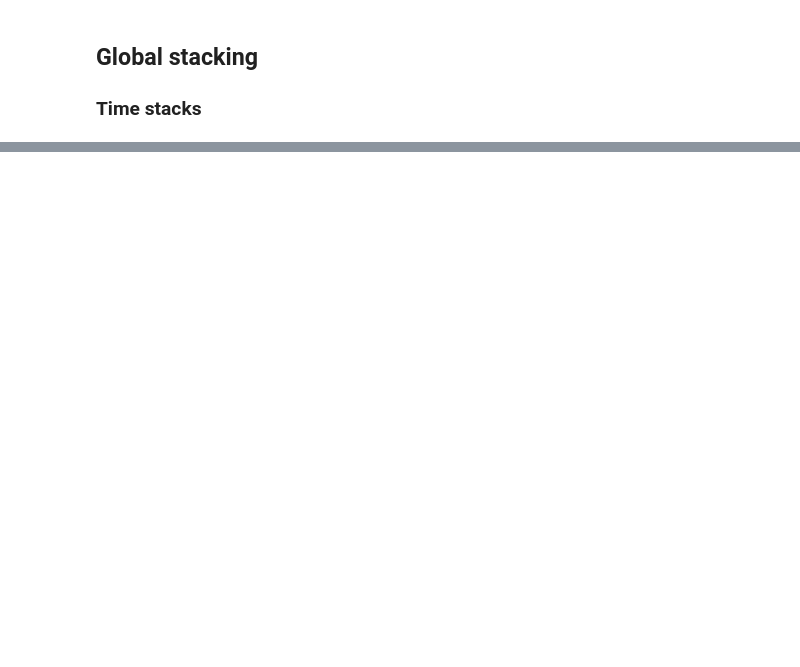
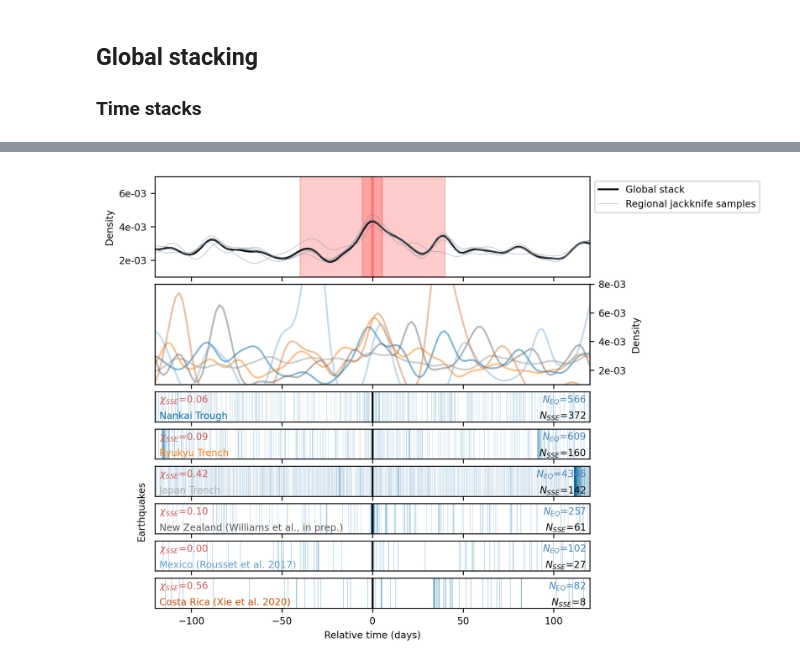
Before and after one commit to keliankaz/global_SSE, a Jupyter notebook: notebooks/global_source_properties.ipynb, the cells around one changed output, grey strips where cells are left out. Drawn from its saved outputs; the diff is of its cells as text; code cells hidden in the pictures; blank space fills up the shorter version.

```diff
--- a/notebooks/global_source_properties.ipynb
+++ b/notebooks/global_source_properties.ipynb
@@ -294,0 +399,11 @@ Text(0, 0.5, 'Earthquakes')
+# %%
+regional_jackknife = []
+bw = 0.05
+number_of_times = 1000
+time_array = np.linspace(-time_window/2, time_window/2, number_of_times)
+for i in range(len(slowslip)):
+    i_slowslip = [sse for n,sse in enumerate(slowslip) if n != i] # all but the ith slow slip event
+    dt, dx, w = center_sequences(sum(i_slowslip[1:],i_slowslip[0]),time_window=time_window)
+    regional_jackknife.append(
+        gaussian_kde(dt, bw_method=bw, weights=w)(time_array)
+    )
@@ -294,0 +424,84 @@ Text(0, 0.5, 'Earthquakes')
+# %%
+fig, AX = plt.subplots(len(slowslip)+2, 1, figsize=(6.5,6.5), sharex=True, gridspec_kw=dict(hspace=0.15, height_ratios=2*[1]+len(slowslip)*[0.3]))
+data_std = np.std(global_relative_times)
+smoothing_bandwidth = 5
+bw = smoothing_bandwidth/data_std
+
+
+duration = all_slowslip.catalog['duration'].dropna().values/60/60/24
+duration = duration[duration>0]
+q = np.quantile(duration, [0.05,0.5,0.95])
+
+[
+    AX[0].axvspan(-iq/2, iq/2, color='red', alpha=0.2)
+    for iq in q
+]
+sns.kdeplot(
+    x=global_relative_times,
+    label=f"Global stack",
+    ax=AX[0],
+    color='k',
+    **dict(bw_method=bw, weights=global_weights)
+)
+lh = [
+    AX[0].plot(time_array, regional_jackknife[i], color='slategray', lw=0.5, alpha=0.5) for i in range(len(slowslip))
+]
+lh[0][0].set_label('Regional jackknife samples')
+AX[0].legend(loc='upper left', bbox_to_anchor=(1,1))
+AX[0].set(
+    ylim=(0.001,0.007),
+)
+AX[0].yaxis.set_major_formatter(mpl.ticker.FormatStrFormatter('%.0e'))
+
+AX[1].set(yticks=[])
+axb = AX[1].twinx()
+for dt,w in zip(regional_relative_times, regional_weights):
+    sns.kdeplot(
+        x=dt,
+        label=f"KDE bandwidth: {smoothing_bandwidth} days",
+        ax=axb,
+        **dict(bw_method=bw, weights=w),
+        alpha=1-len(dt)**-0.1,
+    )
+axb.set(
+    ylim=(0.001,0.008),
+)
+axb.yaxis.set_major_formatter(mpl.ticker.FormatStrFormatter('%.0e'))
+
+# ax.set_yticklabels(ax.get_yticks()*len(relative_times))
+
+for i, region, dt, ip, i_window_indices, iax in zip(
+    range(len(slowslip)),
+    slowslip,
+    regional_relative_times,
+    p,
+    regional_window_indices,
+    AX[2:]
+):
+    sns.rugplot(dt, ax=iax, label=f'{region.name}', height=1, lw=0.3, alpha=min(1,5/np.sqrt(len(dt))))
+    iax.set(
+        yticks=[],
+    )
+
+    # calculate the seiscmic coupling?
+    Mo_sse = (10**(3/2*region.catalog['mag']+9.1)).sum()
+
+    unique_indices = np.unique(np.concatenate(i_window_indices))
+    Mo_eq = (10**(3/2*local_earthquakes.catalog['mag'].values[unique_indices]+9.1)).sum()
+
+    coupling = Mo_eq/(Mo_sse+Mo_eq)
+
+    iax.text(0.01,0.9,'$\chi_{SSE}$='+ f'{coupling:.2f}',transform=iax.transAxes, ha='left', va='top', color='indianred')
+    iax.text(0.01,0.1,region.name,transform=iax.transAxes,color=f'C{i}')
+    iax.text(0.99,0.1,"$N_{SSE}$" + f"={len(region)}",transform=iax.transAxes, ha='right')
+    iax.text(0.99,0.9,"$N_{EQ}$" + f"={len(dt)}",transform=iax.transAxes, ha='right', va='top', color='steelblue')
+    iax.axvline(0, color='k')
+
+
+AX[-1].set(
+    xlabel='Relative time (days)',
+    xlim=[-time_window/3,time_window/3],
+)
+
+AX[4].set_ylabel('Earthquakes', ha='right')
+# %% [output]
@@ -295 +509,2 @@ Text(0, 0.5, 'Earthquakes')
+[figure, added]
 # %% [markdown]
```
Also changed, not shown: parts of 47 cells of this notebook, 2 other files.
